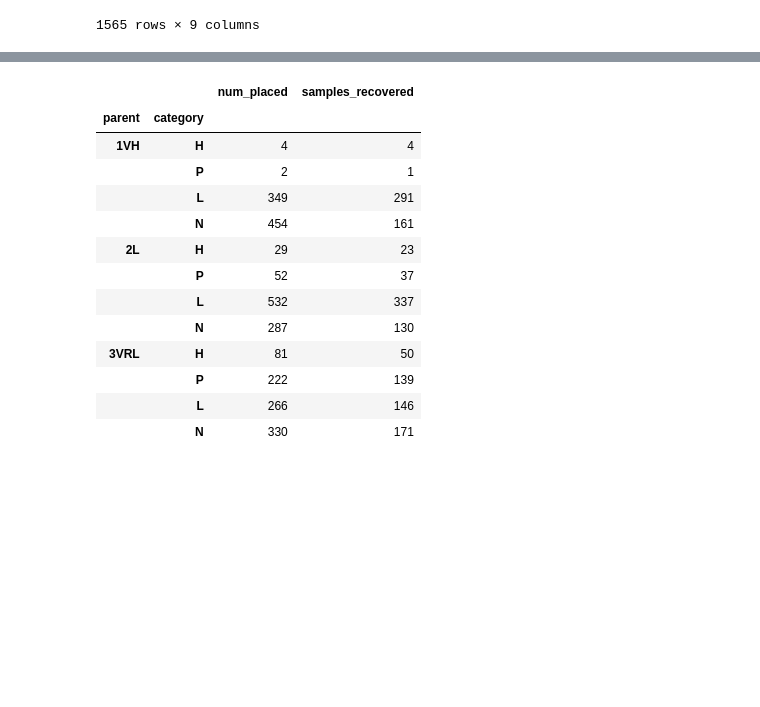
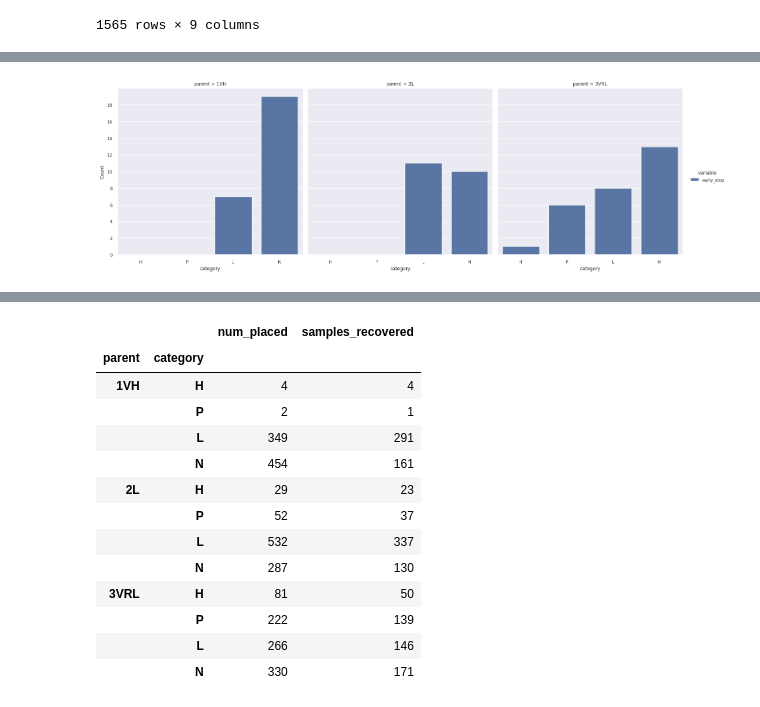
Before and after one commit to RomeroLab/sadx-latent-function, a Jupyter notebook: projects/Biochemical_Ordinal/scripts/nb_preprocess_bam_Oct22.ipynb, the cells around one changed output, grey strips where cells are left out. Cells and saved outputs as stored; diff of their text form; code cells hidden in the pictures; blank space fills up the shorter version.

```diff
--- a/projects/Biochemical_Ordinal/scripts/nb_preprocess_bam_Oct22.ipynb
+++ b/projects/Biochemical_Ordinal/scripts/nb_preprocess_bam_Oct22.ipynb
@@ -331,3 +403,17 @@ dist_cutoff_seqs
+# %%
+early_stop_counts_df = dist_cutoff_seqs.groupby(["parent", "category"])["early_stop"].agg(sum)
+
+g = sns.catplot(data=pd.melt(early_stop_counts_df.reset_index(), ["parent", "category"]),
+                x="category", y="value", hue="variable",
+            col="parent", kind="bar")
+
+from matplotlib.ticker import MaxNLocator
+ax = g.axes[0, 0]
+ax.yaxis.set_major_locator(MaxNLocator(integer=True))
+ax.set_ylabel("Count")
+pass
+# %% [output]
+[figure, added]
 # %%
 no_truncated_seqs = dist_cutoff_seqs[~dist_cutoff_seqs.early_stop]
 no_truncated_seqs
```
Also changed, not shown: parts of 5 cells of this notebook.
